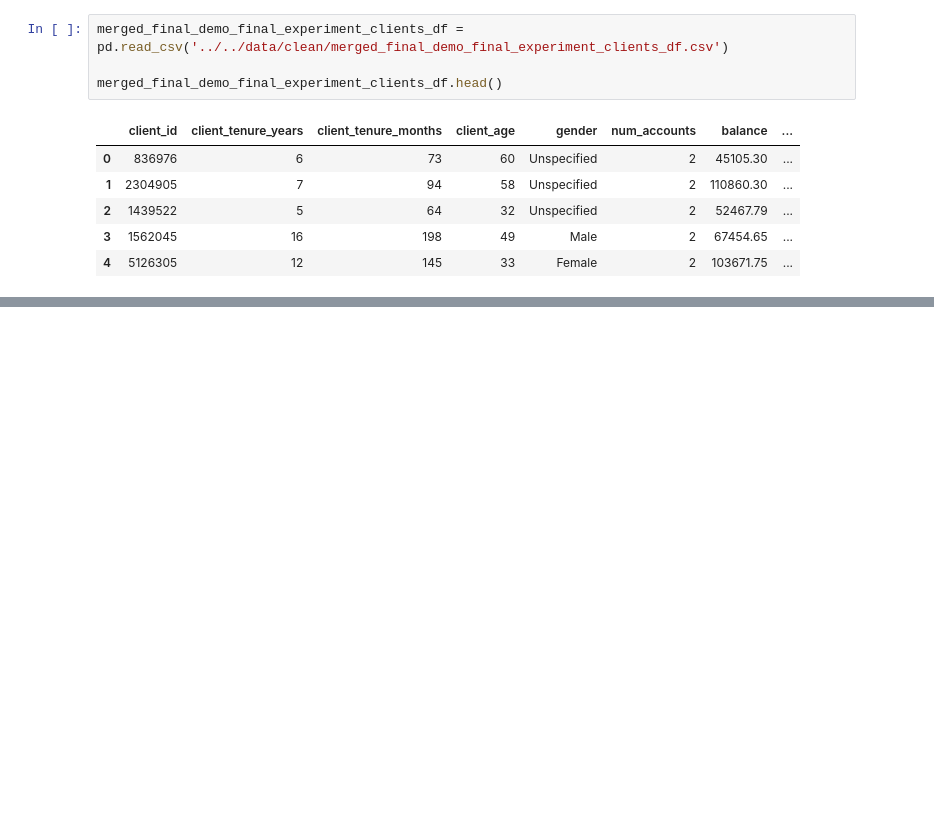
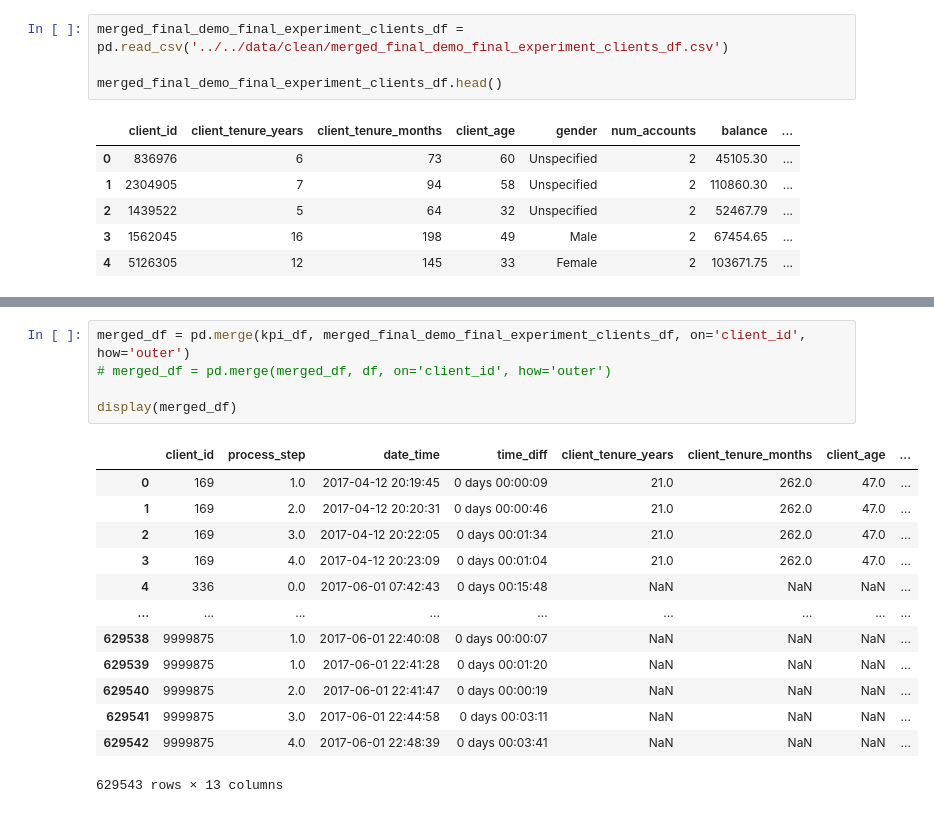
Before and after one commit to bruhu/vanguard-cx-project, a Jupyter notebook: notebooks/bru/kpi_calculations.ipynb, the cells around one changed output, grey strips where cells are left out. Drawn from its saved outputs; the diff is of its cells as text; blank space fills up the shorter version.

```diff
--- a/notebooks/bru/kpi_calculations.ipynb
+++ b/notebooks/bru/kpi_calculations.ipynb
@@ -283,0 +294,19 @@ merged_final_demo_final_experiment_clients_df.head()
+# %%
+merged_df = pd.merge(kpi_df, merged_final_demo_final_experiment_clients_df, on='client_id', how='outer')
+# merged_df = pd.merge(merged_df, df, on='client_id', how='outer')
+
+display(merged_df)
+# %% [output]
+|  | client_id | process_step | date_time | time_diff | client_tenure_years | client_tenure_months | client_age | ... |
+| 0 | 169 | 1.0 | 2017-04-12 20:19:45 | 0 days 00:00:09 | 21.0 | 262.0 | 47.0 | ... |
+| 1 | 169 | 2.0 | 2017-04-12 20:20:31 | 0 days 00:00:46 | 21.0 | 262.0 | 47.0 | ... |
+| 2 | 169 | 3.0 | 2017-04-12 20:22:05 | 0 days 00:01:34 | 21.0 | 262.0 | 47.0 | ... |
+| 3 | 169 | 4.0 | 2017-04-12 20:23:09 | 0 days 00:01:04 | 21.0 | 262.0 | 47.0 | ... |
+| 4 | 336 | 0.0 | 2017-06-01 07:42:43 | 0 days 00:15:48 | NaN | NaN | NaN | ... |
+| ... | ... | ... | ... | ... | ... | ... | ... | ... |
+| 629538 | 9999875 | 1.0 | 2017-06-01 22:40:08 | 0 days 00:00:07 | NaN | NaN | NaN | ... |
+| 629539 | 9999875 | 1.0 | 2017-06-01 22:41:28 | 0 days 00:01:20 | NaN | NaN | NaN | ... |
+| 629540 | 9999875 | 2.0 | 2017-06-01 22:41:47 | 0 days 00:00:19 | NaN | NaN | NaN | ... |
+| 629541 | 9999875 | 3.0 | 2017-06-01 22:44:58 | 0 days 00:03:11 | NaN | NaN | NaN | ... |
+| 629542 | 9999875 | 4.0 | 2017-06-01 22:48:39 | 0 days 00:03:41 | NaN | NaN | NaN | ... |
+629543 rows × 13 columns
```
Also changed, not shown: parts of 4 cells of this notebook.
